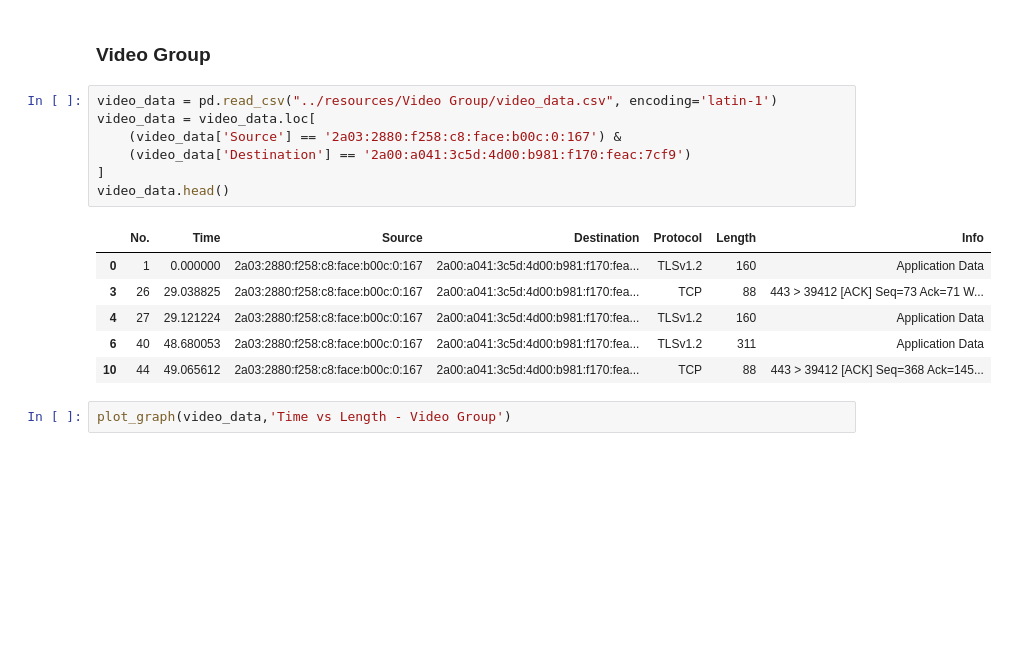
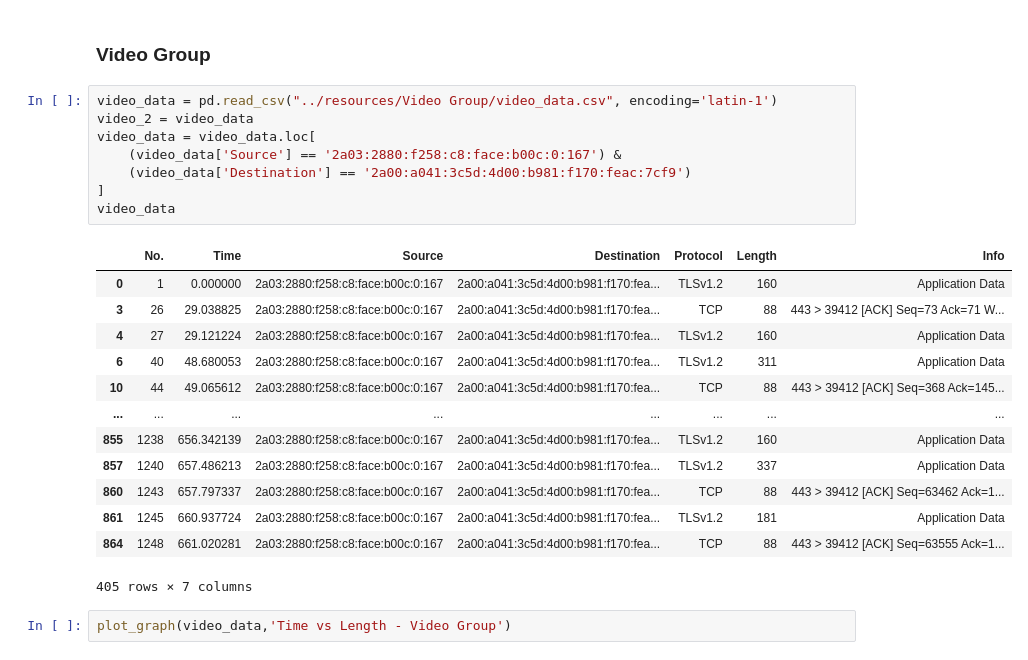
Before and after one commit to NoaAmichai/Computer_networks_final_project, a Jupyter notebook: src/project.ipynb, the cells around one changed output. Cells and saved outputs as stored; diff of their text form; blank space fills up the shorter version.

```diff
--- a/src/project.ipynb
+++ b/src/project.ipynb
@@ -172,18 +224,26 @@ plot_pdf(pictures_data)
 ### Video Group
 # %%
 video_data = pd.read_csv("../resources/Video Group/video_data.csv", encoding='latin-1')
+video_2 = video_data
 video_data = video_data.loc[
     (video_data['Source'] == '2a03:2880:f258:c8:face:b00c:0:167') &
     (video_data['Destination'] == '2a00:a041:3c5d:4d00:b981:f170:feac:7cf9')
 ]
-video_data.head()
+video_data
 # %% [output]
 |  | No. | Time | Source | Destination | Protocol | Length | Info |
 | 0 | 1 | 0.000000 | 2a03:2880:f258:c8:face:b00c:0:167 | 2a00:a041:3c5d:4d00:b981:f170:fea... | TLSv1.2 | 160 | Application Data |
 | 3 | 26 | 29.038825 | 2a03:2880:f258:c8:face:b00c:0:167 | 2a00:a041:3c5d:4d00:b981:f170:fea... | TCP | 88 | 443 > 39412 [ACK] Seq=73 Ack=71 W... |
 | 4 | 27 | 29.121224 | 2a03:2880:f258:c8:face:b00c:0:167 | 2a00:a041:3c5d:4d00:b981:f170:fea... | TLSv1.2 | 160 | Application Data |
 | 6 | 40 | 48.680053 | 2a03:2880:f258:c8:face:b00c:0:167 | 2a00:a041:3c5d:4d00:b981:f170:fea... | TLSv1.2 | 311 | Application Data |
 | 10 | 44 | 49.065612 | 2a03:2880:f258:c8:face:b00c:0:167 | 2a00:a041:3c5d:4d00:b981:f170:fea... | TCP | 88 | 443 > 39412 [ACK] Seq=368 Ack=145... |
+| ... | ... | ... | ... | ... | ... | ... | ... |
+| 855 | 1238 | 656.342139 | 2a03:2880:f258:c8:face:b00c:0:167 | 2a00:a041:3c5d:4d00:b981:f170:fea... | TLSv1.2 | 160 | Application Data |
+| 857 | 1240 | 657.486213 | 2a03:2880:f258:c8:face:b00c:0:167 | 2a00:a041:3c5d:4d00:b981:f170:fea... | TLSv1.2 | 337 | Application Data |
+| 860 | 1243 | 657.797337 | 2a03:2880:f258:c8:face:b00c:0:167 | 2a00:a041:3c5d:4d00:b981:f170:fea... | TCP | 88 | 443 > 39412 [ACK] Seq=63462 Ack=1... |
+| 861 | 1245 | 660.937724 | 2a03:2880:f258:c8:face:b00c:0:167 | 2a00:a041:3c5d:4d00:b981:f170:fea... | TLSv1.2 | 181 | Application Data |
+| 864 | 1248 | 661.020281 | 2a03:2880:f258:c8:face:b00c:0:167 | 2a00:a041:3c5d:4d00:b981:f170:fea... | TCP | 88 | 443 > 39412 [ACK] Seq=63555 Ack=1... |
+405 rows × 7 columns
 # %%
 plot_graph(video_data,'Time vs Length - Video Group')
 # %% [output]
```
Also changed, not shown: parts of 9 cells of this notebook.
